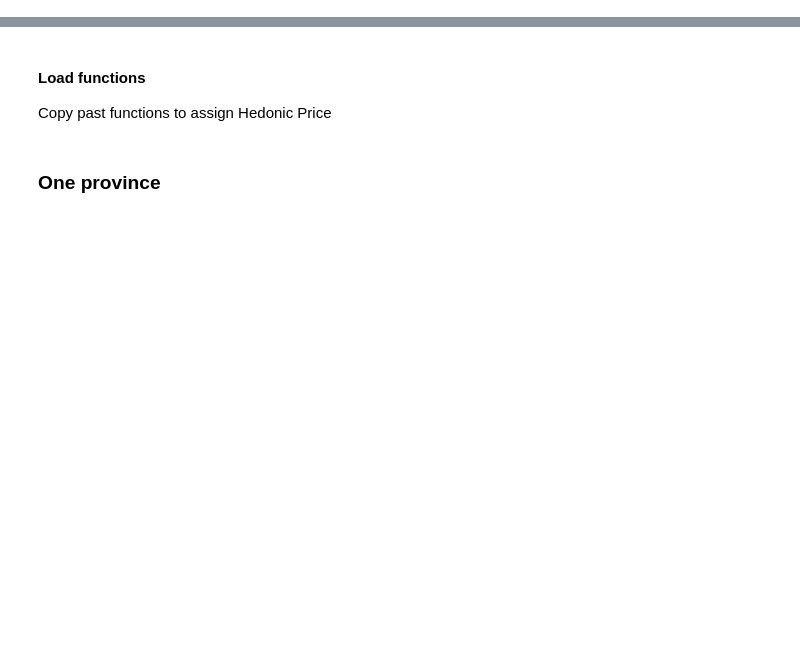
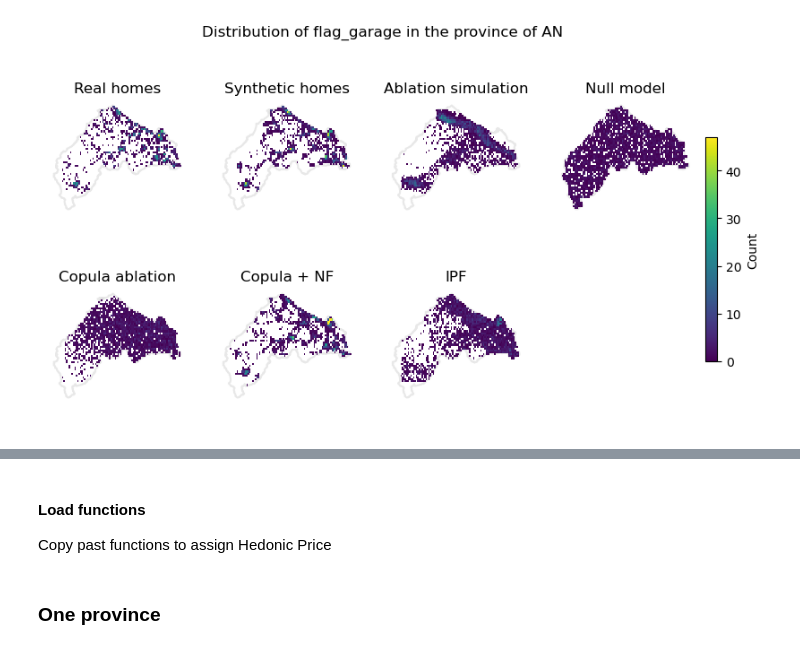
Before and after one commit to jaclenti/NFVAE-population-synthesis, a Jupyter notebook: notebooks/jl_popsyn_comparison_ablation.ipynb, the cells around one changed output, grey strips where cells are left out. Saved outputs shown, nothing was run; the diff lists cells and outputs as text; code cells hidden in the pictures; blank space fills up the shorter version.

```diff
--- a/notebooks/jl_popsyn_comparison_ablation.ipynb
+++ b/notebooks/jl_popsyn_comparison_ablation.ipynb
@@ -26,0 +333,89 @@ from spatial_autocorrelation import get_localMoransI, LISA_scatterplot
+# %%
+
+# Create grid for histogram
+cell_size_lat = 0.01 # ~1kmx1km theoretically
+cell_size_long = 0.01
+
+grid = create_grid(province_shapefile, cell_size_lat, cell_size_long)
+
+#fig, ax = plt.subplots(figsize=(10, 6))
+#grid.boundary.plot(ax=ax, edgecolor='black', alpha=0.5)
+#province_shapefile.plot(ax=ax, color='red', markersize=0.1, alpha=0.5)
+
+# GRID AGGREGATE Generalised
+# define rule for aggregating the data
+
+
+#combine dictionaries
+agg_rules = { var: 'mean' for var in continuous_var }
+agg_rules.update({ var: 'sum' for var in categoricals })
+agg_rules.update({'num_homes': 'sum'})
+
+#
+
+grid_real = Aggregate_attribute_in_grid(df_real, grid, agg_rules, density = False)
+grid_nfvae = Aggregate_attribute_in_grid(df_nfvae, grid, agg_rules, density = False)
+grid_ablation = Aggregate_attribute_in_grid(df_ablation, grid, agg_rules, density = False)
+grid_copula = Aggregate_attribute_in_grid(df_copula_ablation, grid, agg_rules, density = False)
+grid_copula_nf = Aggregate_attribute_in_grid(df_copula_nf, grid, agg_rules, density = False)
+grid_ipf = Aggregate_attribute_in_grid(df_ipf, grid, agg_rules, density = False)
+grid_null = Aggregate_attribute_in_grid(df_null, grid, agg_rules,density=False)
+#grid_shuffle= Aggregate_attribute_in_grid(df_feat_shuffle, grid, agg_rules, density = True)
+
+
+# replace 0 by nan
+#grid_real = grid_real.replace(0, np.nan)
+#grid_nfvae = grid_nfvae.replace(0, np.nan)
+#grid_null = grid_null.replace(0, np.nan)
+
+
+attribute= 'flag_garage' # 'flag_garage', 'flag_multi_floor', 'log_mq', 'flag_pertinenza'
+
+max_cbar = np.max([np.max(grid_real[attribute]), np.max(grid_nfvae[attribute]), np.max(grid_null[attribute]),
+                   np.max(grid_ablation[attribute]), np.max(grid_copula[attribute]), np.max(grid_ipf[attribute])])
+
+fig, ax = plt.subplots(2,4,figsize=(10,5),sharex=True, sharey=True)
+province_shapefile.to_crs("EPSG:4326").boundary.plot(ax=ax[0][0], color='lightgray', markersize=0.1, alpha=0.5,zorder=1)
+province_shapefile.to_crs("EPSG:4326").boundary.plot(ax=ax[0][1], color='lightgray', markersize=0.1, alpha=0.5,zorder=1)
+province_shapefile.to_crs("EPSG:4326").boundary.plot(ax=ax[0][2], color='lightgray', markersize=0.1, alpha=0.5,zorder=1)
+province_shapefile.to_crs("EPSG:4326").boundary.plot(ax=ax[0][3], color='lightgray', markersize=0.1, alpha=0.5,zorder=1)
+province_shapefile.to_crs("EPSG:4326").boundary.plot(ax=ax[1][0], color='lightgray', markersize=0.1, alpha=0.5,zorder=1)
+province_shapefile.to_crs("EPSG:4326").boundary.plot(ax=ax[1][1], color='lightgray', markersize=0.1, alpha=0.5,zorder=1)
+province_shapefile.to_crs("EPSG:4326").boundary.plot(ax=ax[1][2], color='lightgray', markersize=0.1, alpha=0.5,zorder=1)
+
+grid_real.loc[grid_real['in_province'] == 1].plot(column=attribute, cmap='viridis' ,ax=ax[0][0],zorder=3,vmax=max_cbar)
+grid_nfvae.loc[grid_nfvae['in_province'] == 1].plot(column=attribute, cmap='viridis', ax=ax[0][1],zorder=3, vmax=max_cbar)
+grid_ablation.loc[grid_ablation['in_province'] == 1].plot(column=attribute, cmap='viridis', ax=ax[0][2],zorder=3, vmax=max_cbar)
+grid_null.loc[grid_null['in_province'] == 1].plot(column=attribute, cmap='viridis', ax=ax[0][3],zorder=3, vmax=max_cbar)
+grid_copula.loc[grid_copula['in_province'] == 1].plot(column=attribute, cmap='viridis', ax=ax[1][0],zorder=3, vmax=max_cbar)
+grid_copula_nf.loc[grid_copula_nf['in_province'] == 1].plot(column=attribute, cmap='viridis', ax=ax[1][1],zorder=3, vmax=max_cbar)
+grid_ipf.loc[grid_ipf['in_province'] == 1].plot(column=attribute, cmap='viridis', ax=ax[1][2],zorder=3, vmax=max_cbar)
+#grid_shuffle.loc[grid_shuffle['in_province'] == 1].plot(column=attribute, cmap='viridis', ax=ax[1][1],zorder=3, vmax=max_cbar)
+ax[0][0].set_title("Real homes")
+ax[0][1].set_title("Synthetic homes")
+ax[0][2].set_title("Ablation simulation")
+ax[0][3].set_title("Null model")
+ax[1][0].set_title("Copula ablation")
+#ax[1][1].set_title("Shuffled features")
+ax[1][1].set_title("Copula + NF")
+ax[1][2].set_title("IPF")
+
+# remove axis and spines
+for a in ax.flatten():
+    a.set_axis_off()
+    a.spines['top'].set_visible(False)
+    a.spines['right'].set_visible(False)
+    a.spines['left'].set_visible(False)
+    a.spines['bottom'].set_visible(False)
+
+# make common colorbar
+fig.subplots_adjust(right=0.85)
+cbar_ax = fig.add_axes([0.86, 0.25, 0.013, 0.5]) #left, bottom, width, height
+cbar = fig.colorbar(ax[0][0].collections[1], cax=cbar_ax)
+cbar.ax.yaxis.set_label_position('right')
+cbar.ax.yaxis.set_ticks_position('right')
+cbar.set_label(f"Count")
+# define max cbar
+
+fig.suptitle(f"Distribution of {attribute} in the province of {prov}", fontsize=12, y=1, ha='center')
+# %% [output]
@@ -26,0 +423 @@ from spatial_autocorrelation import get_localMoransI, LISA_scatterplot
+[figure, added]
```
Also changed, not shown: parts of 68 cells of this notebook.
